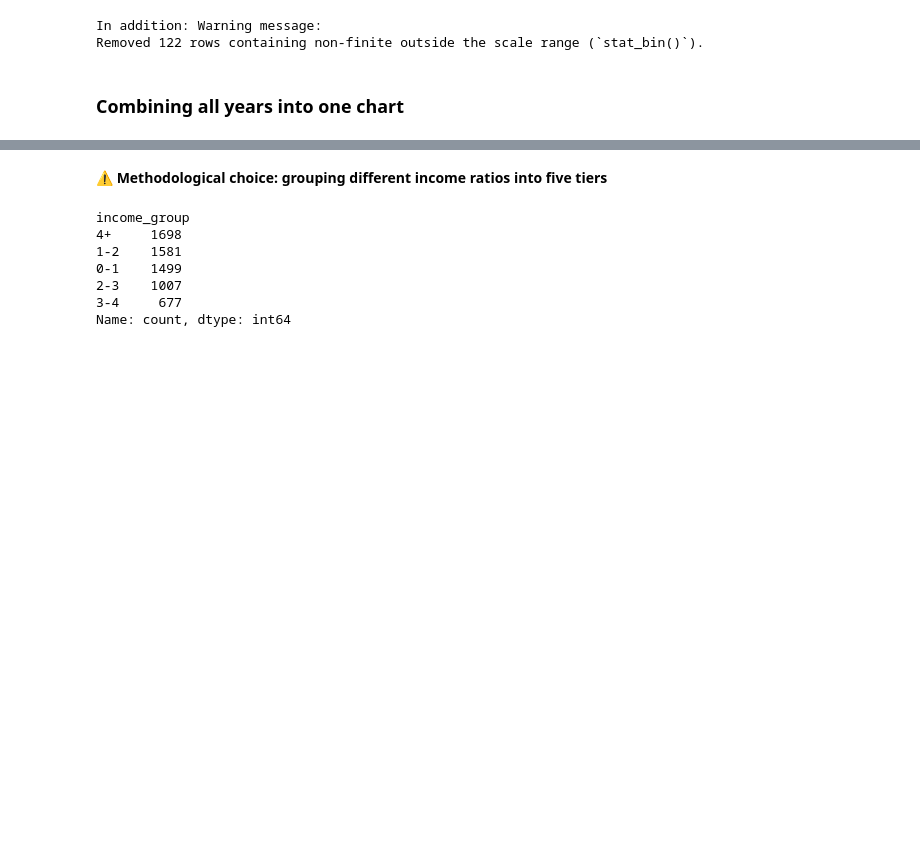
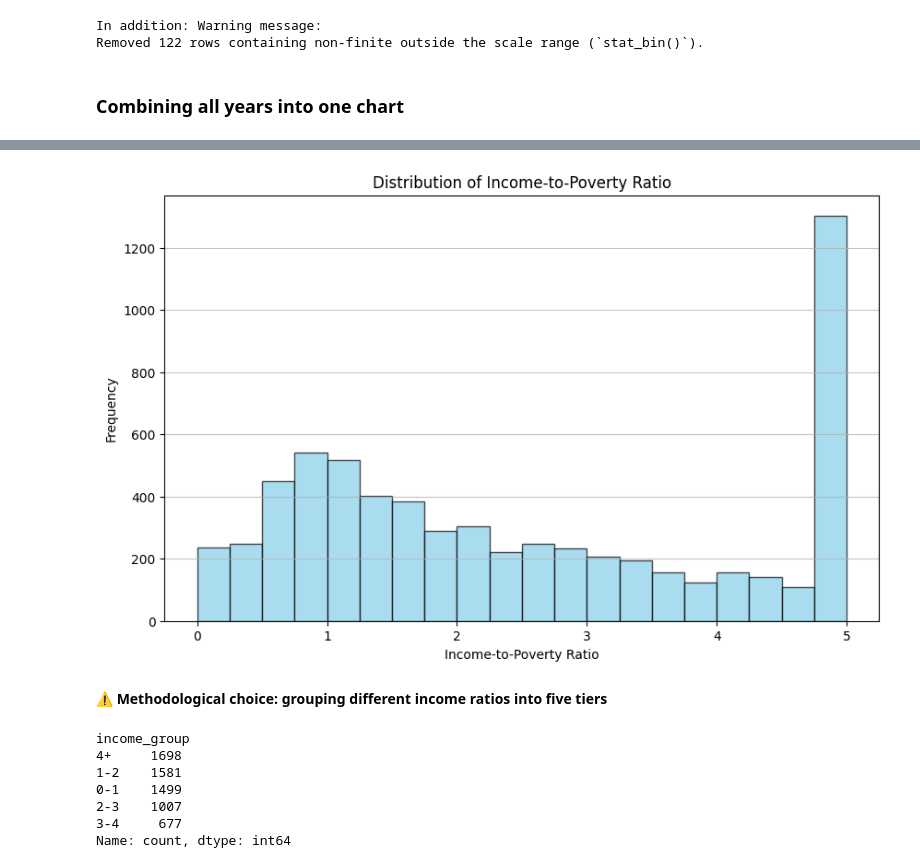
Before and after one commit to tiff-xwang/Egg-Consumption-Demographics, a Jupyter notebook: egg.ipynb, the cells around one changed output, grey strips where cells are left out. Cells and saved outputs as stored; diff of their text form; code cells hidden in the pictures; blank space fills up the shorter version.

```diff
--- a/egg.ipynb
+++ b/egg.ipynb
@@ -843,0 +722,2 @@ df_all['income_group'] = pd.cut(df_all['income_poverty'],
+# %%
+df_all = pd.read_excel('docs/all_years_data.xlsx')
@@ -844,2 +740,12 @@ df_all['income_group'] = pd.cut(df_all['income_poverty'],
+# %%
+plt.figure(figsize=(10, 6))
+plt.hist(df_all['income_poverty'], bins=20, alpha=0.7, color='skyblue', edgecolor='black')
+plt.title('Distribution of Income-to-Poverty Ratio')
+plt.xlabel('Income-to-Poverty Ratio')
+plt.ylabel('Frequency')
+plt.grid(axis='y', alpha=0.75)
+plt.show()
+# %% [output]
+[figure, added]
 # %% [markdown]
 **⚠️ Methodological choice: grouping different income ratios into five tiers**
```
Also changed, not shown: parts of 18 cells of this notebook, 4 other files.
